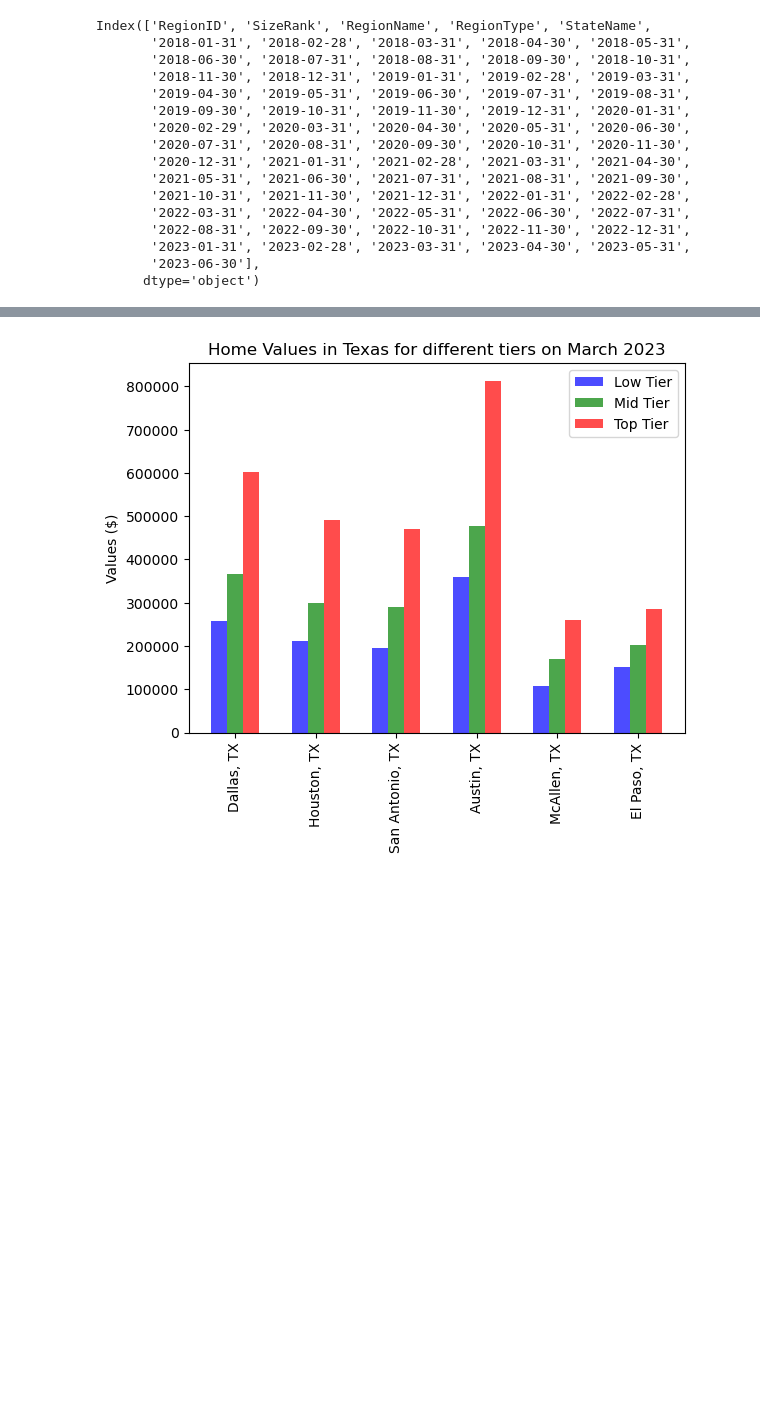
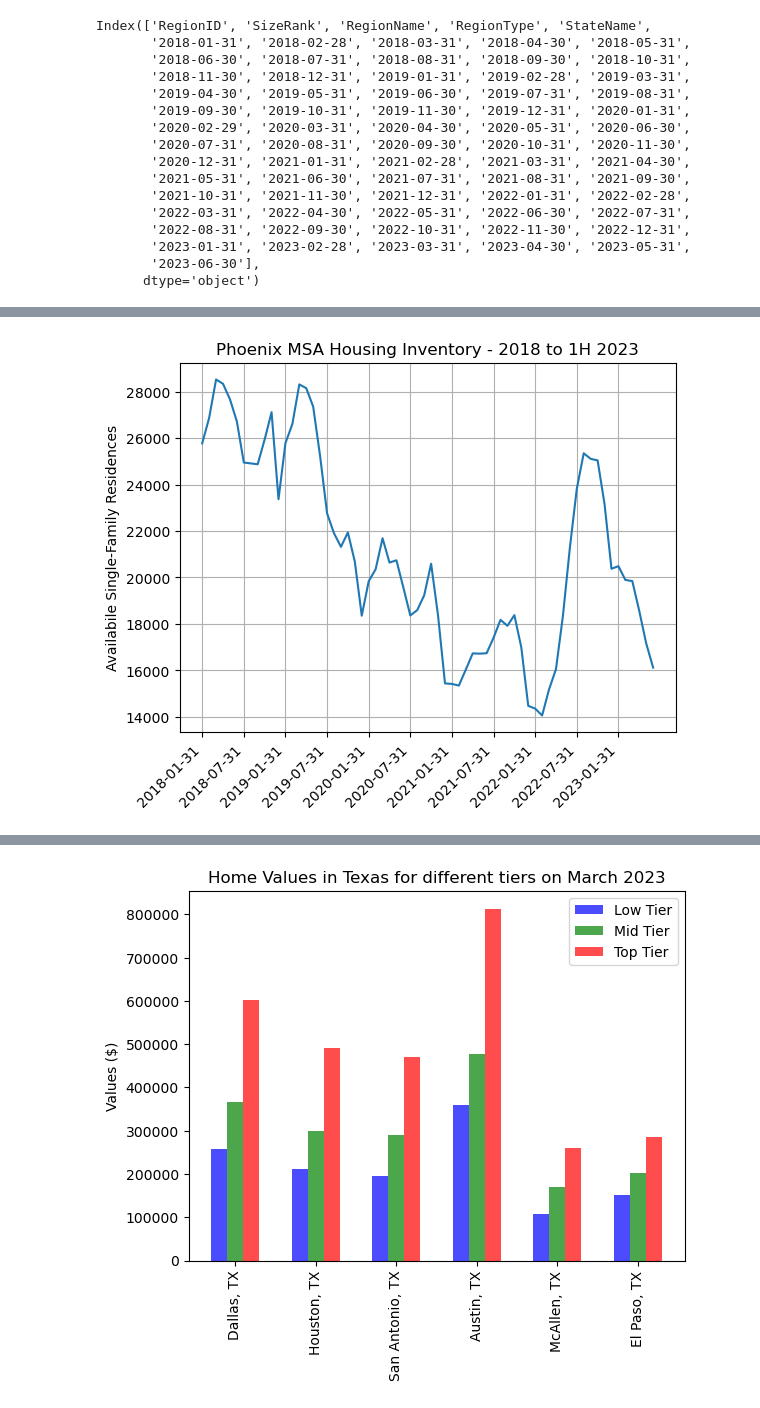
Before and after one commit to grantkerkman/project1_housing, a Jupyter notebook: grant_notebook.ipynb, the cells around one changed output, grey strips where cells are left out. Drawn from its saved outputs; the diff is of its cells as text; code cells hidden in the pictures; blank space fills up the shorter version.

```diff
--- a/grant_notebook.ipynb
+++ b/grant_notebook.ipynb
@@ -336,0 +409,17 @@ Index(['RegionID', 'SizeRank', 'RegionName', 'RegionType', 'StateName',
+# %%
+# Create lists to plot
+date = phx_t["Date"]
+phx = phx_t["Phoenix, AZ"]
+
+# Create the xticks and plot only every 6th
+points = len(date)
+plt.xticks(range(0, points, 6),date.iloc[::6], rotation=45, ha='right')
+
+# Add chart elements
+plt.title("Phoenix MSA Housing Inventory - 2018 to 1H 2023")
+plt.ylabel("Availabile Single-Family Residences")
+plt.grid(True)
+plt.plot(date, phx)
+plt.show()
+# %% [output]
+[figure, added]
```
Also changed, not shown: parts of 11 cells of this notebook.
